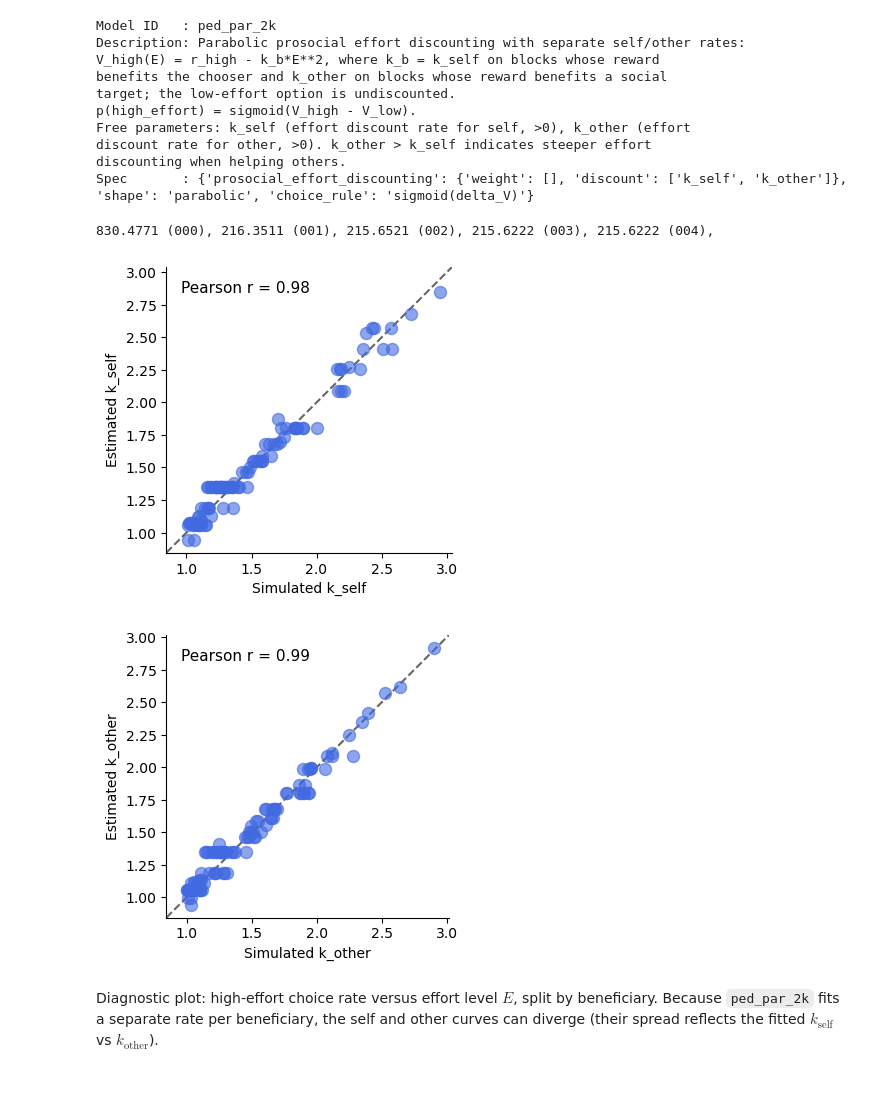
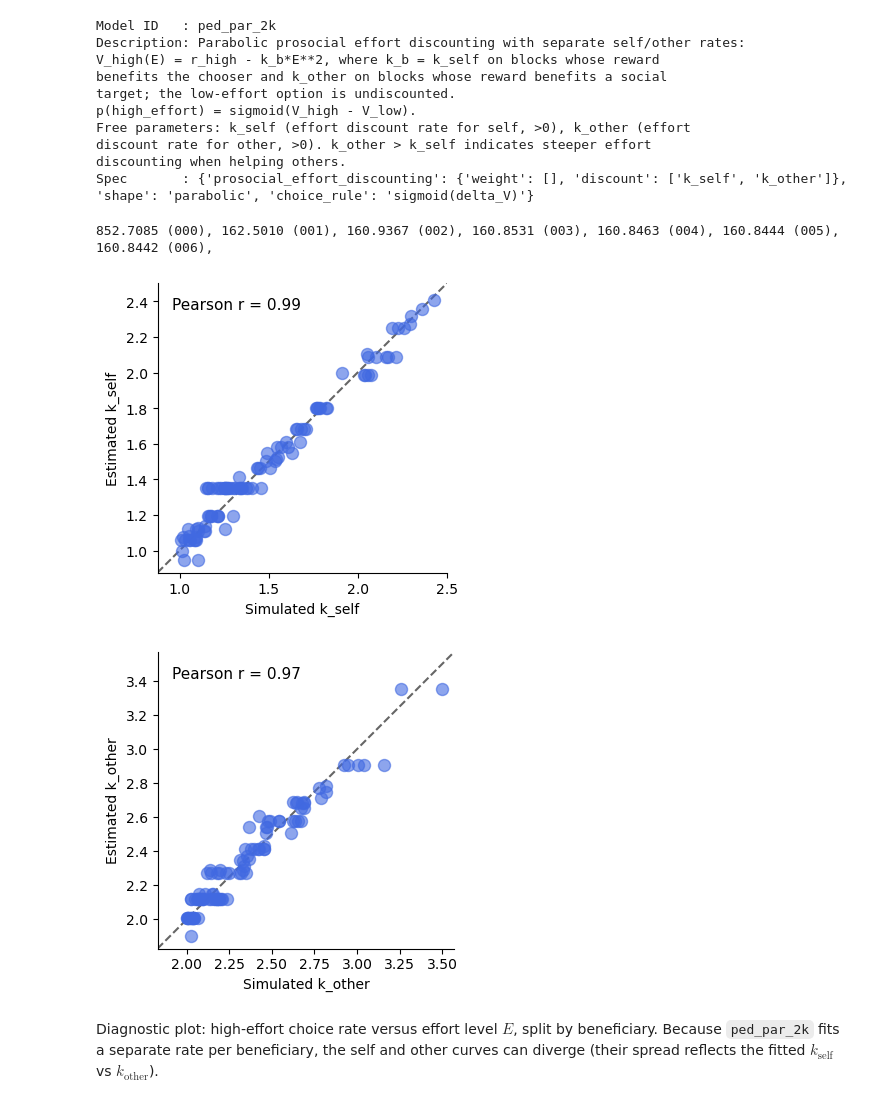
Before and after one commit to shawnrhoads/pyEM, a Jupyter notebook: examples/discounting.ipynb, the cells around one changed output. Drawn from its saved outputs; the diff is of its cells as text; code cells hidden in the pictures.

```diff
--- a/examples/discounting.ipynb
+++ b/examples/discounting.ipynb
@@ -888,34 +888,35 @@ discount rate for other, >0). k_other > k_self indicates steeper effort
 discounting when helping others.
 Spec       : {'prosocial_effort_discounting': {'weight': [], 'discount': ['k_self', 'k_other']}, 'shape': 'parabolic', 'choice_rule': 'sigmoid(delta_V)'}
 # %%
-kmin, kmax = 1.0, 3.5
-true_k_self = draw_positive(nsubjects, kmin, kmax, loc=0.0, scale=1.0)
-true_k_other = draw_positive(nsubjects, kmin, kmax, loc=0.0, scale=1.0)
+kmin_self, kmax_self = 1.0, 2.5
+kmin_other, kmax_other = 2.0, 4.5 # inflating k_other
+true_k_self = draw_positive(nsubjects, kmin_self, kmax_self, loc=0.0, scale=1.0)
+true_k_other = draw_positive(nsubjects, kmin_other, kmax_other, loc=0.0, scale=1.0)
 true_params = np.stack([true_k_self, true_k_other], axis=1)
 
 sim = ped_par_2k_model.sim(true_params, payouts=ped_payouts,
                            effort_levels=ped_effort_levels, beneficiary=beneficiary)
 all_data = [[c, p, e, b] for c, p, e, b in
             zip(sim["choices"], sim["payouts"], sim["effort_levels"], sim["beneficiary"])]
 
 model = EMModel(
     all_data=all_data,
     fit_func=ped_par_2k_model.fit,
     param_names=["k_self", "k_other"],
     param_xform=[norm2beta, norm2beta],
 )
 
 result = model.fit(verbose=1)
 
 for param_idx, param_label in enumerate(["k_self", "k_other"]):
     simulated_param = sim["params"][:, param_idx]
     estimated_param = model.outfit["params"][:, param_idx]
     ax = plotting.plot_scatter(simulated_param, f"Simulated {param_label}",
                                 estimated_param, f"Estimated {param_label}")
 # %% [output]
-830.4771 (000), 216.3511 (001), 215.6521 (002), 215.6222 (003), 215.6222 (004),
+852.7085 (000), 162.5010 (001), 160.9367 (002), 160.8531 (003), 160.8463 (004), 160.8444 (005), 160.8442 (006),
-[figure, old version]
+[figure, new version]
-[figure, old version]
+[figure, new version]
 # %% [markdown]
 Diagnostic plot: high-effort choice rate versus effort level $E$, split by
 beneficiary. Because `ped_par_2k` fits a separate rate per beneficiary, the
```
Also changed, not shown: parts of 20 cells of this notebook.
